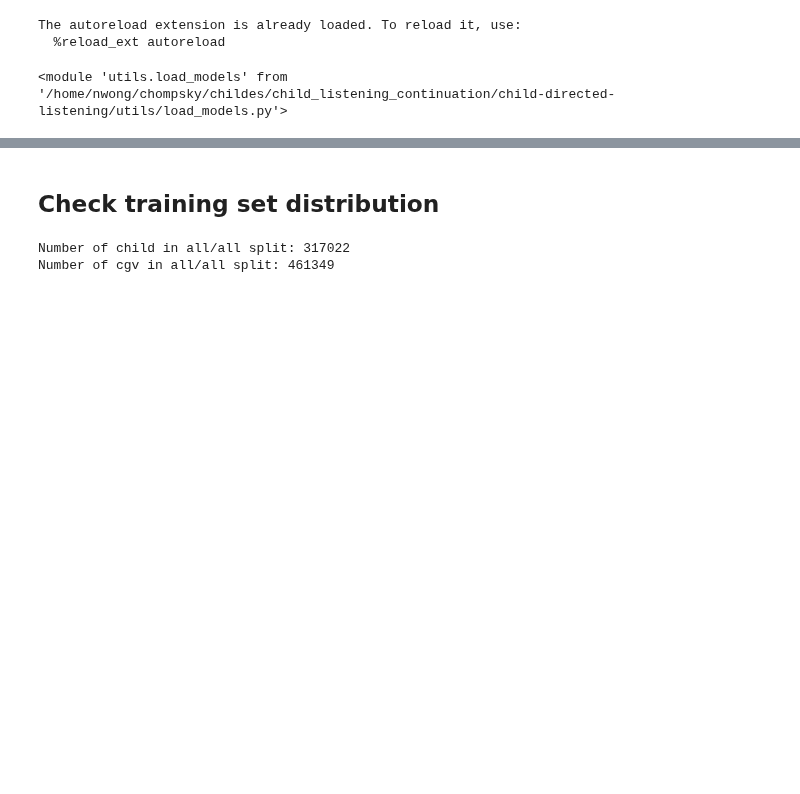
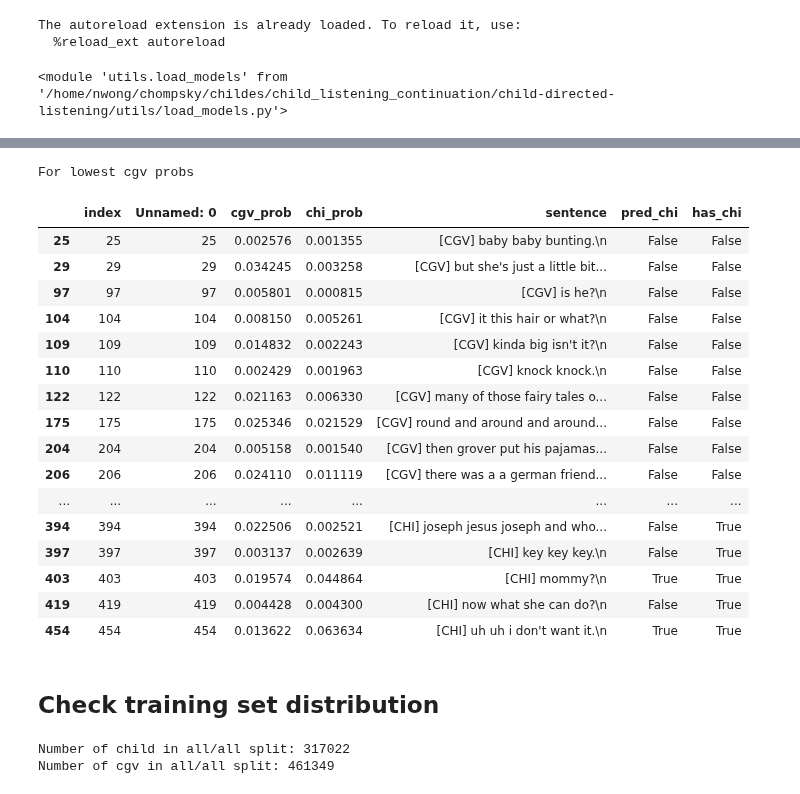
Before and after one commit to smeylan/child-directed-listening, a Jupyter notebook: Model behavior analyses.ipynb, the cells around one changed output, grey strips where cells are left out. Drawn from its saved outputs; the diff is of its cells as text; code cells hidden in the pictures; blank space fills up the shorter version.

```diff
--- a/Model behavior analyses.ipynb
+++ b/Model behavior analyses.ipynb
@@ -26,3 +79,26 @@ importlib.reload(load_models)
+# %%
+
+print('For lowest cgv probs')
+find_lowest_probs(False, this_df)
+# %% [output]
+For lowest cgv probs
+|  | index | Unnamed: 0 | cgv_prob | chi_prob | sentence | pred_chi | has_chi |
+| 25 | 25 | 25 | 0.002576 | 0.001355 | [CGV] baby baby bunting.\n | False | False |
+| 29 | 29 | 29 | 0.034245 | 0.003258 | [CGV] but she's just a little bit... | False | False |
+| 97 | 97 | 97 | 0.005801 | 0.000815 | [CGV] is he?\n | False | False |
+| 104 | 104 | 104 | 0.008150 | 0.005261 | [CGV] it this hair or what?\n | False | False |
+| 109 | 109 | 109 | 0.014832 | 0.002243 | [CGV] kinda big isn't it?\n | False | False |
+| 110 | 110 | 110 | 0.002429 | 0.001963 | [CGV] knock knock.\n | False | False |
+| 122 | 122 | 122 | 0.021163 | 0.006330 | [CGV] many of those fairy tales o... | False | False |
+| 175 | 175 | 175 | 0.025346 | 0.021529 | [CGV] round and around and around... | False | False |
+| 204 | 204 | 204 | 0.005158 | 0.001540 | [CGV] then grover put his pajamas... | False | False |
+| 206 | 206 | 206 | 0.024110 | 0.011119 | [CGV] there was a a german friend... | False | False |
+| ... | ... | ... | ... | ... | ... | ... | ... |
+| 394 | 394 | 394 | 0.022506 | 0.002521 | [CHI] joseph jesus joseph and who... | False | True |
+| 397 | 397 | 397 | 0.003137 | 0.002639 | [CHI] key key key.\n | False | True |
+| 403 | 403 | 403 | 0.019574 | 0.044864 | [CHI] mommy?\n | True | True |
+| 419 | 419 | 419 | 0.004428 | 0.004300 | [CHI] now what she can do?\n | False | True |
+| 454 | 454 | 454 | 0.013622 | 0.063634 | [CHI] uh uh i don't want it.\n | True | True |
 # %% [markdown]
 ## Check training set distribution
 # %%
```
Also changed, not shown: parts of 6 cells of this notebook, 4 other files.
